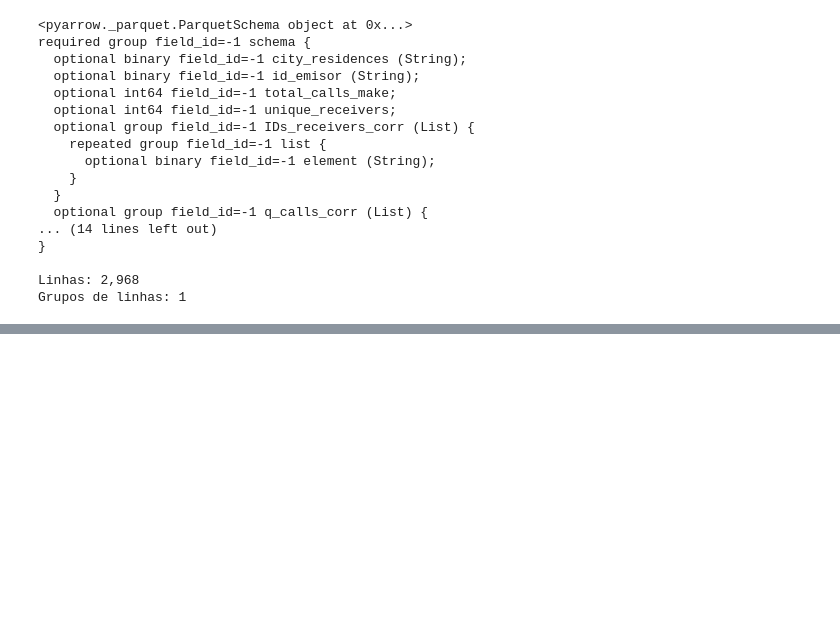
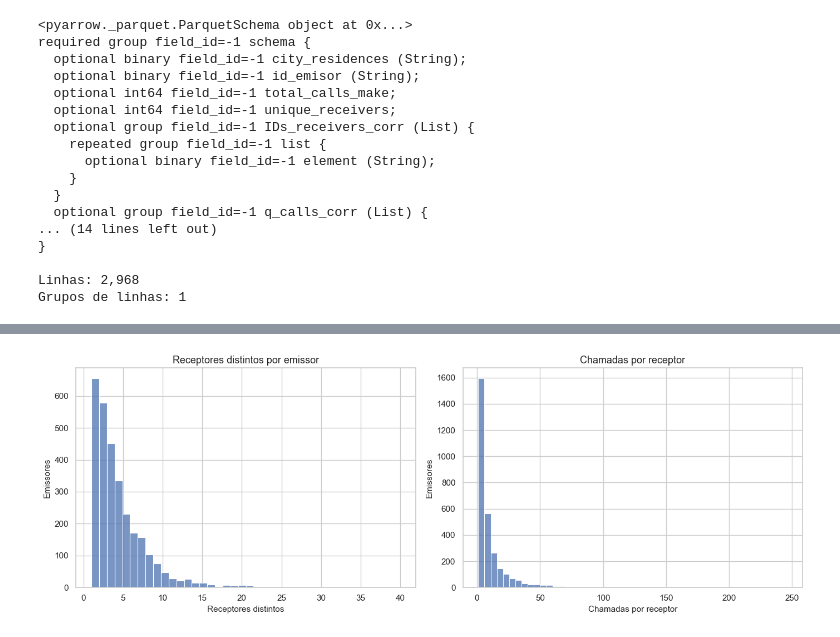
Before and after one commit to pedroazara/campinas-telecom-network, a Jupyter notebook: eda.ipynb, the cells around one changed output, grey strips where cells are left out. Cells and saved outputs as stored; diff of their text form; code cells hidden in the pictures; blank space fills up the shorter version.

```diff
--- a/eda.ipynb
+++ b/eda.ipynb
@@ -380,0 +200,17 @@ def filtrar_residencias_por_ids(path, ids, chunksize=500_000):
+# %%
+fig, axes = plt.subplots(1, 2, figsize=(14, 5))
+
+sns.histplot(data=lavras, x='unique_receivers', bins=40, ax=axes[0])
+axes[0].set_title('Receptores distintos por emissor')
+axes[0].set_xlabel('Receptores distintos')
+axes[0].set_ylabel('Emissores')
+
+sns.histplot(data=lavras, x='chamadas_por_receptor', bins=50, ax=axes[1])
+axes[1].set_title('Chamadas por receptor')
+axes[1].set_xlabel('Chamadas por receptor')
+axes[1].set_ylabel('Emissores')
+
+plt.tight_layout()
+plt.show()
+# %% [output]
+[figure, added]
```
Also changed, not shown: parts of 85 cells of this notebook, 3 other files.
